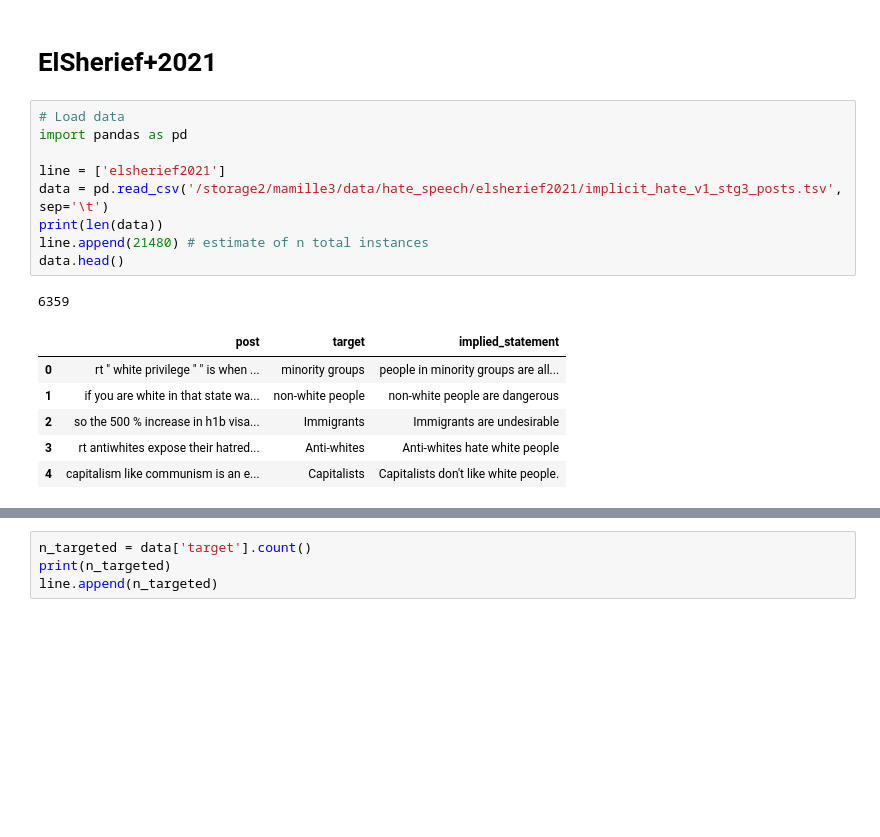
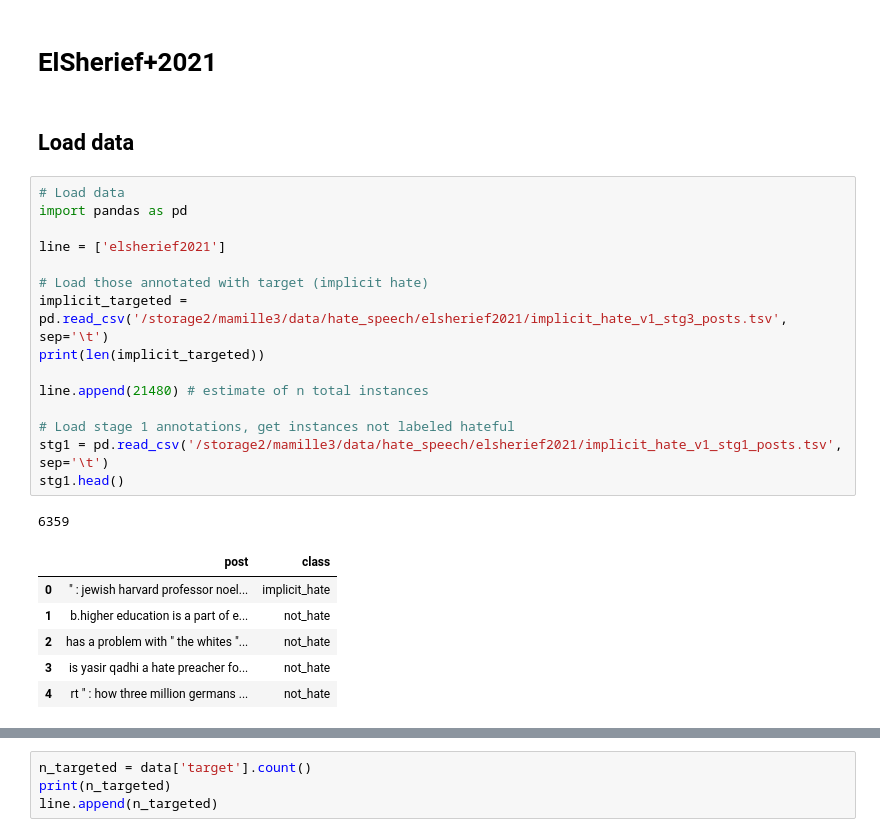
Before and after one commit to michaelmilleryoder/hate_speech_identities, a Jupyter notebook: jupyter/datasets.ipynb, the cells around one changed output, grey strips where cells are left out. Drawn from its saved outputs; the diff is of its cells as text; blank space fills up the shorter version.

```diff
--- a/jupyter/datasets.ipynb
+++ b/jupyter/datasets.ipynb
@@ -341,20 +412,28 @@ other
 | 0 | cad | other | left-wing people, moderators, lib... |
 # %% [markdown]
 # ElSherief+2021
+# %% [markdown]
+## Load data
 # %%
 # Load data
 import pandas as pd
 
 line = ['elsherief2021']
-data = pd.read_csv('/storage2/mamille3/data/hate_speech/elsherief2021/implicit_hate_v1_stg3_posts.tsv', sep='\t')
-print(len(data))
+
+# Load those annotated with target (implicit hate)
+implicit_targeted = pd.read_csv('/storage2/mamille3/data/hate_speech/elsherief2021/implicit_hate_v1_stg3_posts.tsv', sep='\t')
+print(len(implicit_targeted))
+
 line.append(21480) # estimate of n total instances
-data.head()
+
+# Load stage 1 annotations, get instances not labeled hateful
+stg1 = pd.read_csv('/storage2/mamille3/data/hate_speech/elsherief2021/implicit_hate_v1_stg1_posts.tsv', sep='\t')
+stg1.head()
 # %% [output]
 6359
-|  | post | target | implied_statement |
-| 0 | rt " white privilege " " is when ... | minority groups | people in minority groups are all... |
-| 1 | if you are white in that state wa... | non-white people | non-white people are dangerous |
-| 2 | so the 500 % increase in h1b visa... | Immigrants | Immigrants are undesirable |
-| 3 | rt antiwhites expose their hatred... | Anti-whites | Anti-whites hate white people |
-| 4 | capitalism like communism is an e... | Capitalists | Capitalists don't like white people. |
+|  | post | class |
+| 0 | " : jewish harvard professor noel... | implicit_hate |
+| 1 | b.higher education is a part of e... | not_hate |
+| 2 | has a problem with " the whites "... | not_hate |
+| 3 | is yasir qadhi a hate preacher fo... | not_hate |
+| 4 | rt " : how three million germans ... | not_hate |
```
Also changed, not shown: parts of 24 cells of this notebook, 1 other file.
